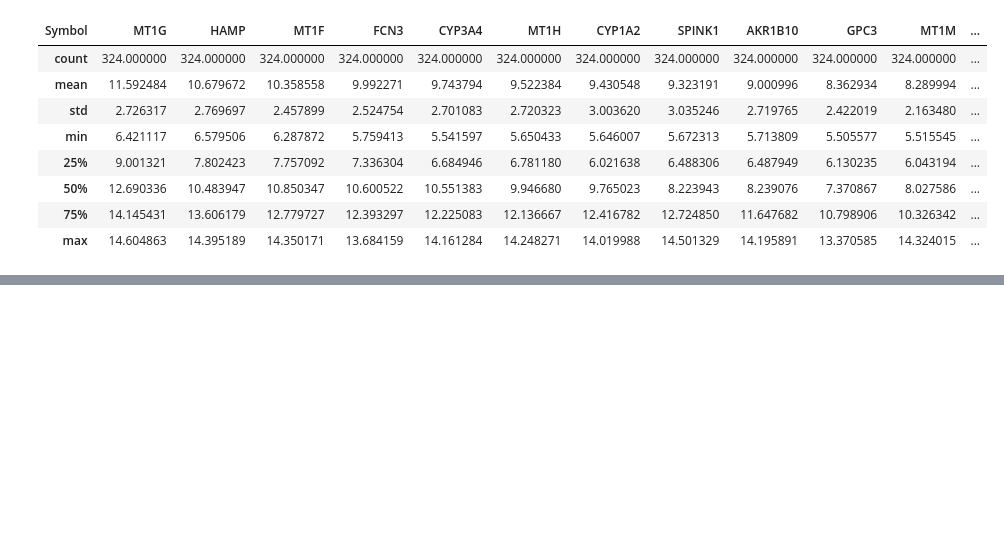
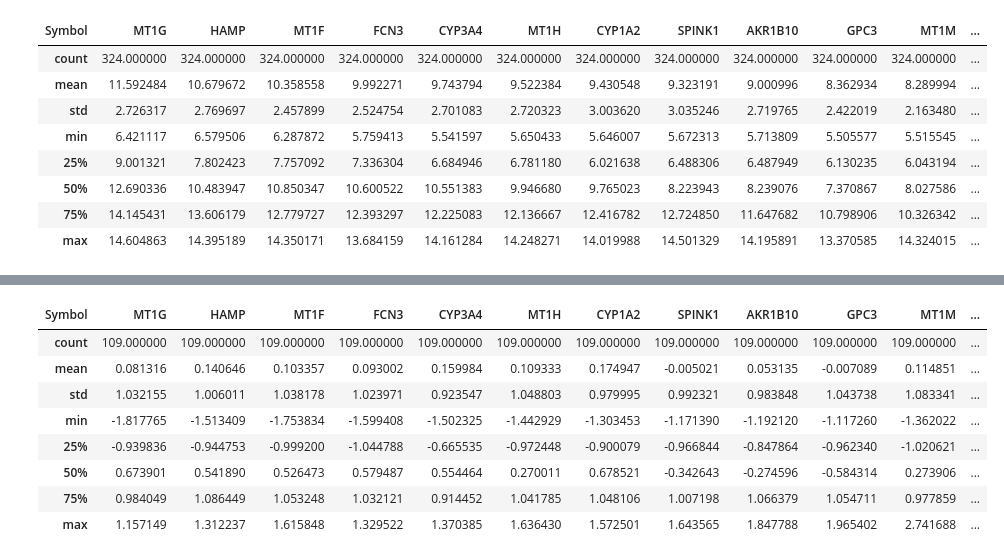
Before and after one commit to yoshimethod/bioinformatics, a Jupyter notebook: bioinformatics_pr2.ipynb, the cells around one changed output, grey strips where cells are left out. Cells and saved outputs as stored; diff of their text form; code cells hidden in the pictures; blank space fills up the shorter version.

```diff
--- a/bioinformatics_pr2.ipynb
+++ b/bioinformatics_pr2.ipynb
@@ -61,0 +85,14 @@ X_train.describe()
+# %%
+X_test_std_df=pd.DataFrame(X_test_std)
+X_test_std_df.columns=X_test.columns
+X_test_std_df.describe()
+# %% [output]
+| Symbol | MT1G | HAMP | MT1F | FCN3 | CYP3A4 | MT1H | CYP1A2 | SPINK1 | AKR1B10 | GPC3 | MT1M | ... |
+| count | 109.000000 | 109.000000 | 109.000000 | 109.000000 | 109.000000 | 109.000000 | 109.000000 | 109.000000 | 109.000000 | 109.000000 | 109.000000 | ... |
+| mean | 0.081316 | 0.140646 | 0.103357 | 0.093002 | 0.159984 | 0.109333 | 0.174947 | -0.005021 | 0.053135 | -0.007089 | 0.114851 | ... |
+| std | 1.032155 | 1.006011 | 1.038178 | 1.023971 | 0.923547 | 1.048803 | 0.979995 | 0.992321 | 0.983848 | 1.043738 | 1.083341 | ... |
+| min | -1.817765 | -1.513409 | -1.753834 | -1.599408 | -1.502325 | -1.442929 | -1.303453 | -1.171390 | -1.192120 | -1.117260 | -1.362022 | ... |
+| 25% | -0.939836 | -0.944753 | -0.999200 | -1.044788 | -0.665535 | -0.972448 | -0.900079 | -0.966844 | -0.847864 | -0.962340 | -1.020621 | ... |
+| 50% | 0.673901 | 0.541890 | 0.526473 | 0.579487 | 0.554464 | 0.270011 | 0.678521 | -0.342643 | -0.274596 | -0.584314 | 0.273906 | ... |
+| 75% | 0.984049 | 1.086449 | 1.053248 | 1.032121 | 0.914452 | 1.041785 | 1.048106 | 1.007198 | 1.066379 | 1.054711 | 0.977859 | ... |
+| max | 1.157149 | 1.312237 | 1.615848 | 1.329522 | 1.370385 | 1.636430 | 1.572501 | 1.643565 | 1.847788 | 1.965402 | 2.741688 | ... |
```
Also changed, not shown: parts of 10 cells of this notebook.
